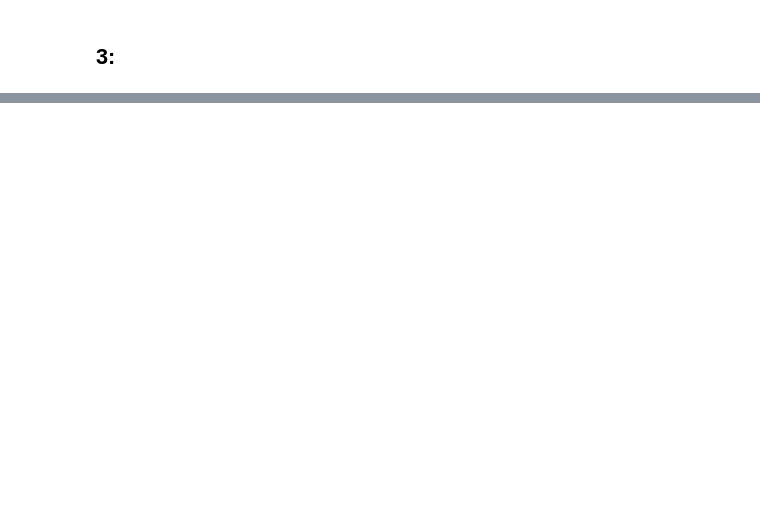
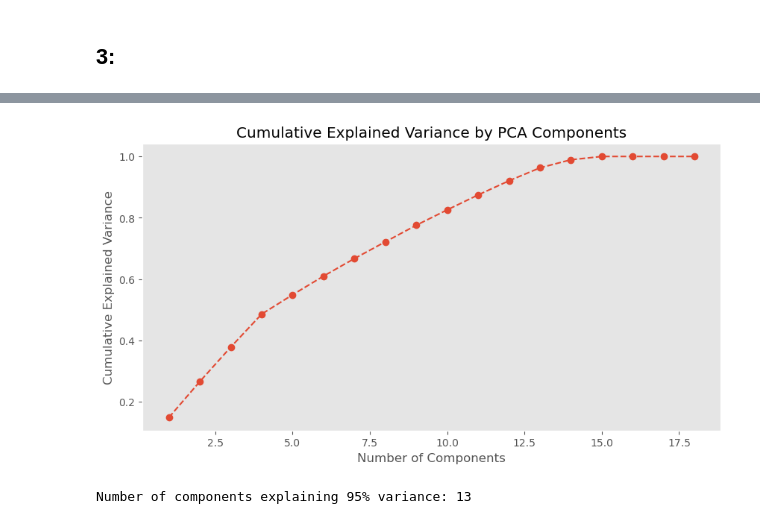
Before and after one commit to NiksSsSsSsSsS/KDDM1, a Jupyter notebook: Group Project, Group 17, EDA & Data Preprocessing.ipynb, the cells around one changed output, grey strips where cells are left out. Cells and saved outputs as stored; diff of their text form; code cells hidden in the pictures; blank space fills up the shorter version.

```diff
--- a/Group Project, Group 17, EDA & Data Preprocessing.ipynb
+++ b/Group Project, Group 17, EDA & Data Preprocessing.ipynb
@@ -489,0 +665,3 @@ df = df_median.copy()
+# %%
+scaler = StandardScaler()
+scaled_data = scaler.fit_transform(x_rfr)
@@ -489,0 +685,3 @@ df = df_median.copy()
+# %%
+pca = PCA()
+pca.fit(scaled_data)
@@ -489,0 +690,5 @@ df = df_median.copy()
+# %%
+explained_variance = pca.explained_variance_ratio_
+cumulative_expl_var = np.cumsum(explained_variance)
+print(f"Explained Variance: {explained_variance}")
+print(f"Cumulative: {cumulative_expl_var}")
@@ -489,0 +704,15 @@ df = df_median.copy()
+# %%
+plt.figure(figsize=(10,5))
+plt.plot(range(1, len(cumulative_expl_var)+1), cumulative_expl_var, marker='o', linestyle='--')
+plt.title('Cumulative Explained Variance by PCA Components')
+plt.xlabel('Number of Components')
+plt.ylabel('Cumulative Explained Variance')
+plt.grid()
+plt.show()
+# %% [output]
+[figure, added]
+# %%
+num_components = np.argmax(cumulative_expl_var >= 0.95) + 1
+print(f"Number of components explaining 95% variance: {num_components}")
+# %% [output]
+Number of components explaining 95% variance: 13
```
Also changed, not shown: parts of 40 cells of this notebook.
